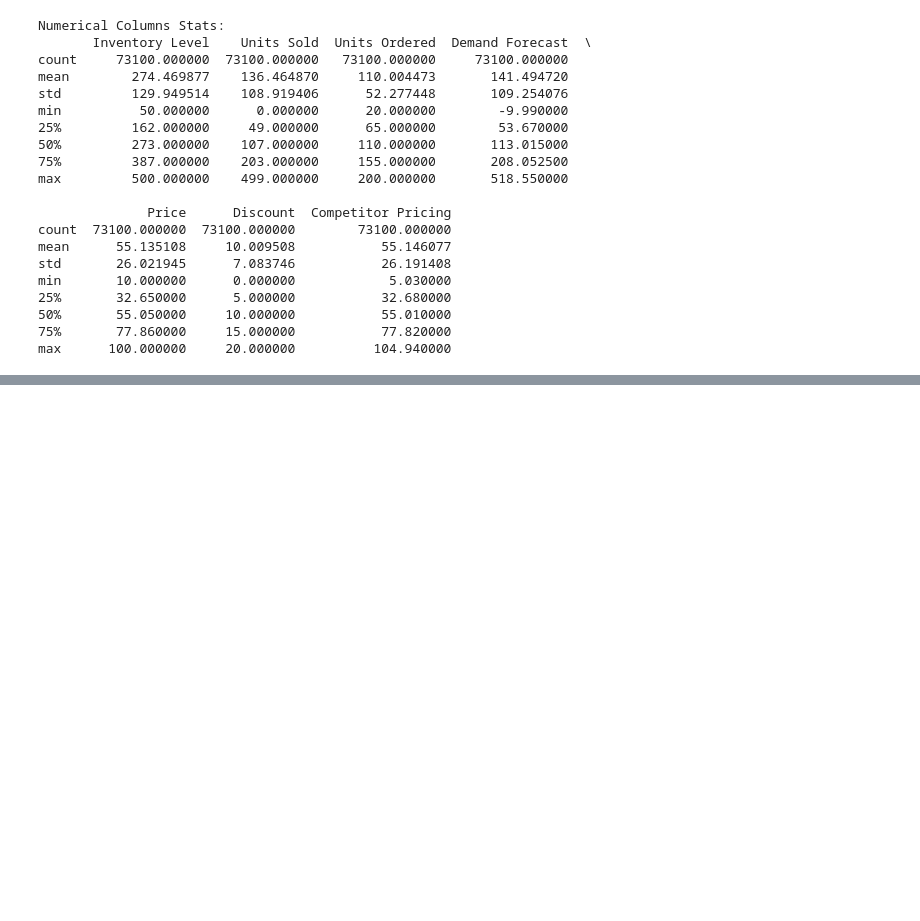
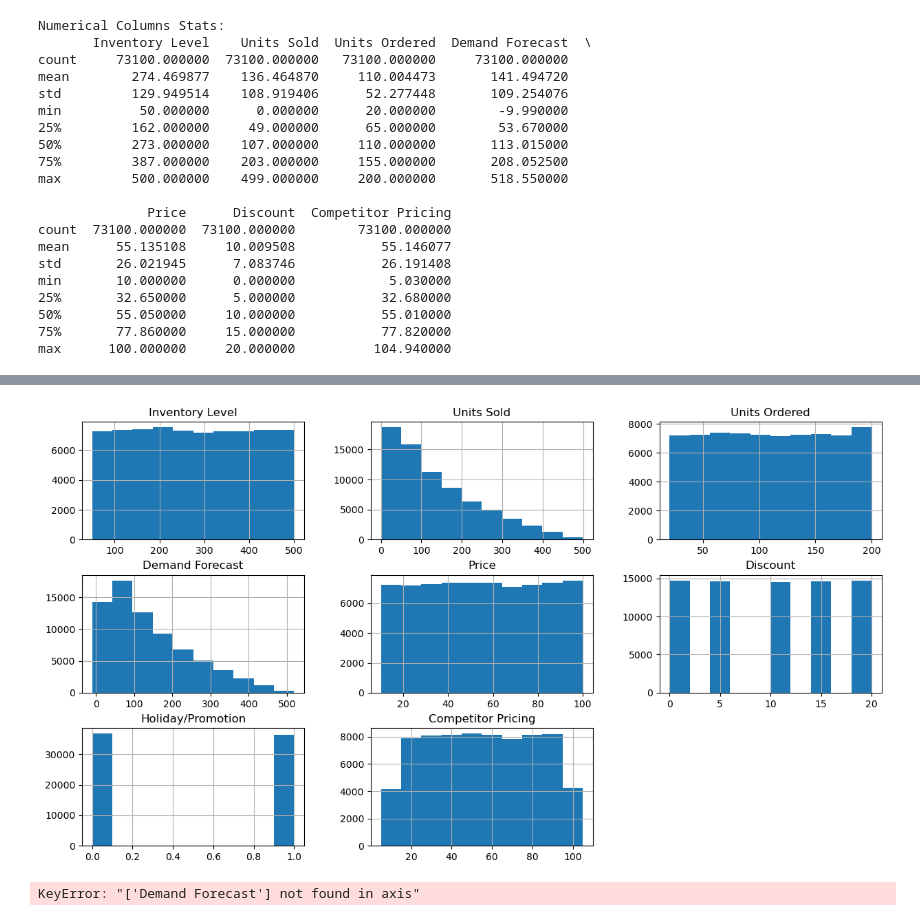
Before and after one commit to AugustNg/FYP, a Jupyter notebook: LSTM2.ipynb, the cells around one changed output, grey strips where cells are left out. Drawn from its saved outputs; the diff is of its cells as text; code cells hidden in the pictures; blank space fills up the shorter version.

```diff
--- a/LSTM2.ipynb
+++ b/LSTM2.ipynb
@@ -225,0 +98,16 @@ plt.show()
+# %%
+df['Date'] = pd.to_datetime(df['Date'])
+
+# Step 3: Set the 'Date' column as the index
+df.set_index('Date', inplace=True)
+
+# Step 4: Extract the 'Units Sold' column and reshape it for scaling
+Units_Sold = df['Units Sold'].astype(float).values.reshape(-1, 1)
+
+# Step 5: Apply MinMaxScaler to scale 'Units Sold' between 0 and 1
+scaler = MinMaxScaler(feature_range=(0, 1))
+scaled_data = scaler.fit_transform(Units_Sold)
+
+# Display the scaled data (first few values) and a portion of the DataFrame
+df['Scaled Units Sold'] = scaled_data  # Adding the scaled data to the dataframe for reference
+print(df.head())
@@ -251,0 +250,9 @@ history = model.fit(X_lagged, y_lagged, epochs=50, batch_size=32, validation_spl
+# %%
+df.hist(figsize=(15,8))
+plt.show()
+# %% [output]
+[figure, added]
+# %%
+df = df.drop('Demand Forecast', axis = 1)
+# %% [output]
+KeyError: "['Demand Forecast'] not found in axis"
```
Also changed, not shown: parts of 21 cells of this notebook, 4 other files.
